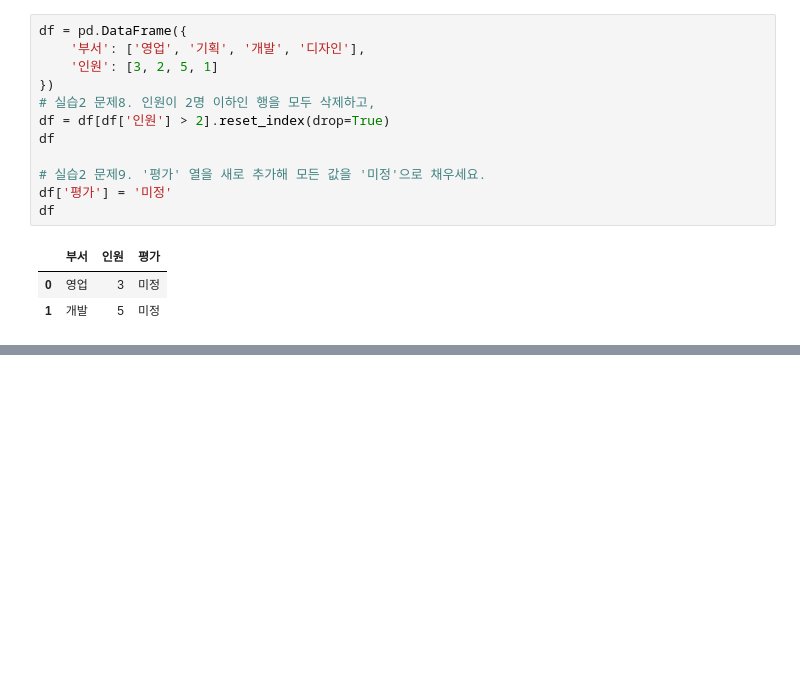
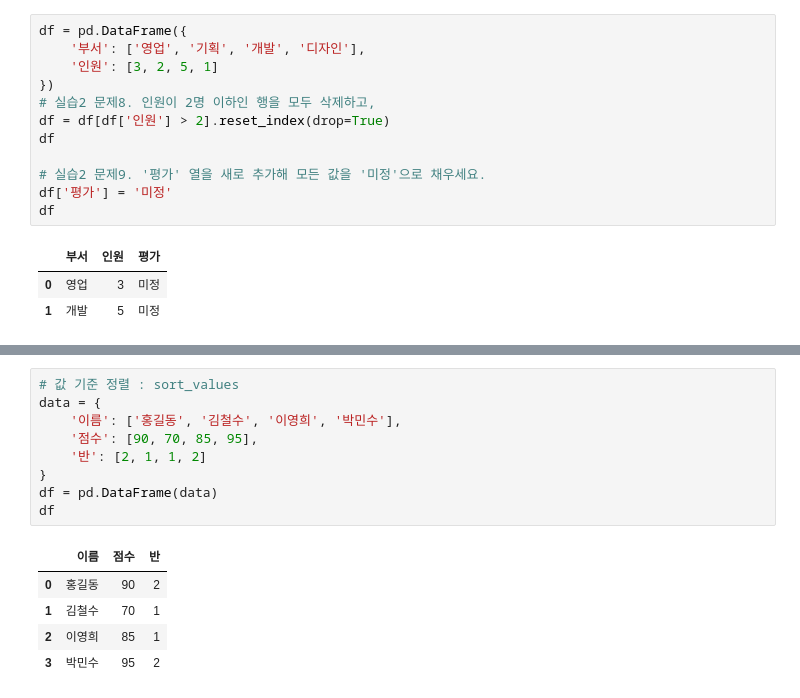
Before and after one commit to taehun96/python-library, a Jupyter notebook: notes/05_pandas(2).ipynb, the cells around one changed output, grey strips where cells are left out. Saved outputs shown, nothing was run; the diff lists cells and outputs as text; blank space fills up the shorter version.

```diff
--- a/notes/05_pandas(2).ipynb
+++ b/notes/05_pandas(2).ipynb
@@ -445,0 +460,15 @@ df
+# %%
+# 값 기준 정렬 : sort_values
+data = {
+    '이름': ['홍길동', '김철수', '이영희', '박민수'],
+    '점수': [90, 70, 85, 95],
+    '반': [2, 1, 1, 2]
+}
+df = pd.DataFrame(data)
+df
+# %% [output]
+|  | 이름 | 점수 | 반 |
+| 0 | 홍길동 | 90 | 2 |
+| 1 | 김철수 | 70 | 1 |
+| 2 | 이영희 | 85 | 1 |
+| 3 | 박민수 | 95 | 2 |
```
Also changed, not shown: parts of 13 cells of this notebook.
